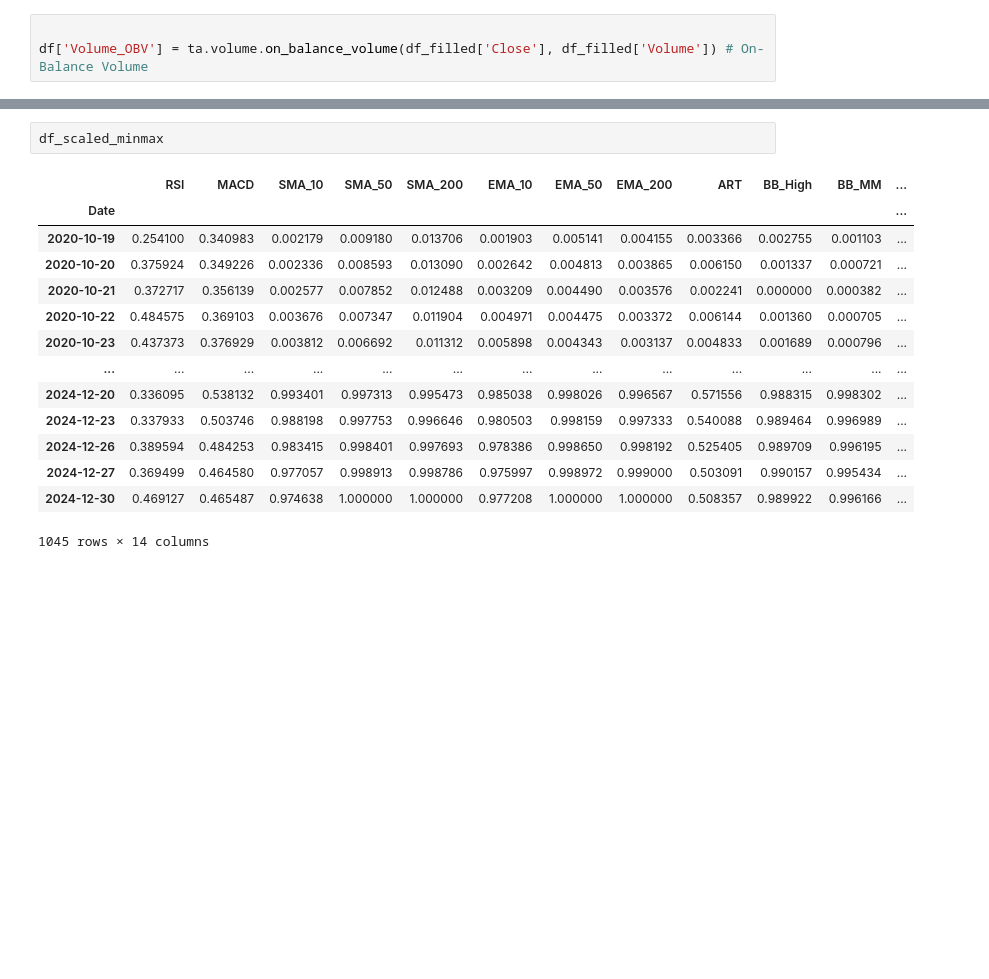
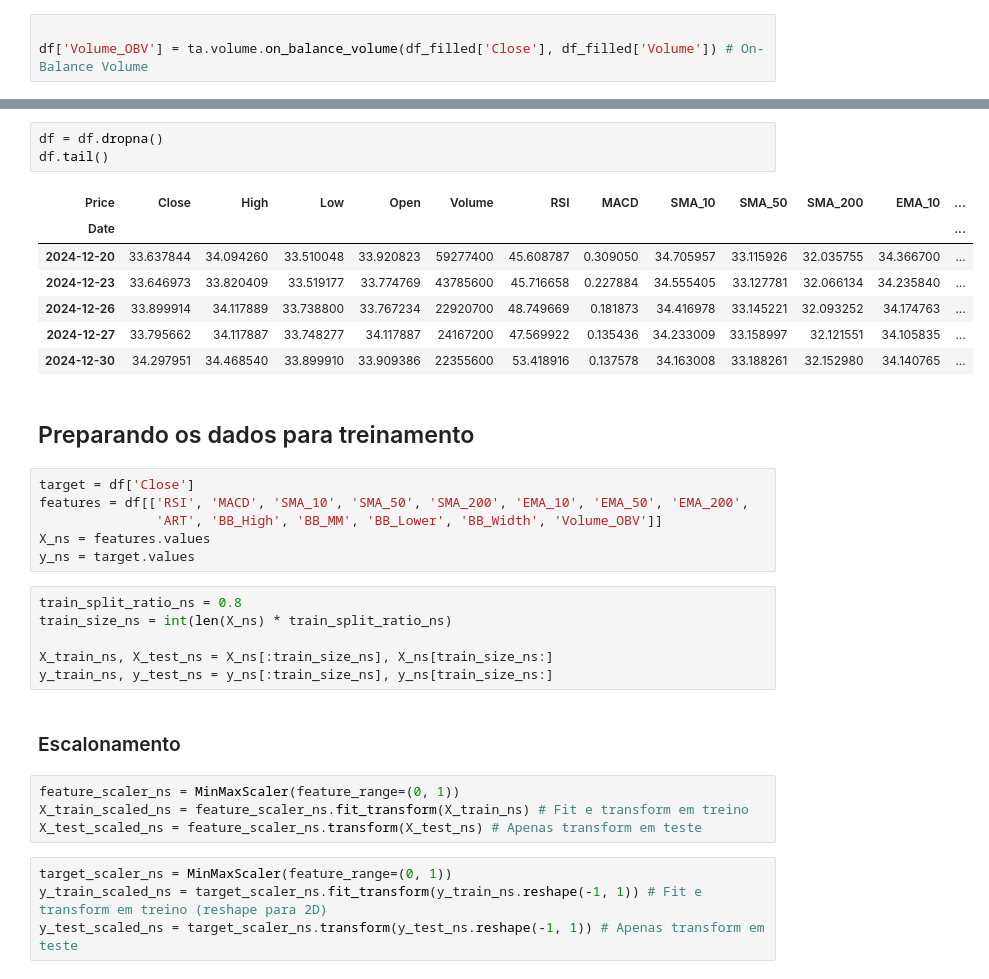
Before and after one commit to mateus-heck/sotck-price-predictor, a Jupyter notebook: price_predictor copy.ipynb, the cells around one changed output, grey strips where cells are left out. Drawn from its saved outputs; the diff is of its cells as text; blank space fills up the shorter version.

```diff
--- a/price_predictor copy.ipynb
+++ b/price_predictor copy.ipynb
@@ -135,17 +108,35 @@ df_scaled_minmax = pd.DataFrame(df_scaled_minmax, columns=features_to_scale, ind
 # %%
-df_scaled_minmax
+df = df.dropna()
+df.tail()
 # %% [output]
-|  | RSI | MACD | SMA_10 | SMA_50 | SMA_200 | EMA_10 | EMA_50 | EMA_200 | ART | BB_High | BB_MM | ... |
+| Price | Close | High | Low | Open | Volume | RSI | MACD | SMA_10 | SMA_50 | SMA_200 | EMA_10 | ... |
 | Date |  |  |  |  |  |  |  |  |  |  |  | ... |
-| 2020-10-19 | 0.254100 | 0.340983 | 0.002179 | 0.009180 | 0.013706 | 0.001903 | 0.005141 | 0.004155 | 0.003366 | 0.002755 | 0.001103 | ... |
-| 2020-10-20 | 0.375924 | 0.349226 | 0.002336 | 0.008593 | 0.013090 | 0.002642 | 0.004813 | 0.003865 | 0.006150 | 0.001337 | 0.000721 | ... |
-| 2020-10-21 | 0.372717 | 0.356139 | 0.002577 | 0.007852 | 0.012488 | 0.003209 | 0.004490 | 0.003576 | 0.002241 | 0.000000 | 0.000382 | ... |
-| 2020-10-22 | 0.484575 | 0.369103 | 0.003676 | 0.007347 | 0.011904 | 0.004971 | 0.004475 | 0.003372 | 0.006144 | 0.001360 | 0.000705 | ... |
-| 2020-10-23 | 0.437373 | 0.376929 | 0.003812 | 0.006692 | 0.011312 | 0.005898 | 0.004343 | 0.003137 | 0.004833 | 0.001689 | 0.000796 | ... |
-| ... | ... | ... | ... | ... | ... | ... | ... | ... | ... | ... | ... | ... |
-| 2024-12-20 | 0.336095 | 0.538132 | 0.993401 | 0.997313 | 0.995473 | 0.985038 | 0.998026 | 0.996567 | 0.571556 | 0.988315 | 0.998302 | ... |
-| 2024-12-23 | 0.337933 | 0.503746 | 0.988198 | 0.997753 | 0.996646 | 0.980503 | 0.998159 | 0.997333 | 0.540088 | 0.989464 | 0.996989 | ... |
-| 2024-12-26 | 0.389594 | 0.484253 | 0.983415 | 0.998401 | 0.997693 | 0.978386 | 0.998650 | 0.998192 | 0.525405 | 0.989709 | 0.996195 | ... |
-| 2024-12-27 | 0.369499 | 0.464580 | 0.977057 | 0.998913 | 0.998786 | 0.975997 | 0.998972 | 0.999000 | 0.503091 | 0.990157 | 0.995434 | ... |
-| 2024-12-30 | 0.469127 | 0.465487 | 0.974638 | 1.000000 | 1.000000 | 0.977208 | 1.000000 | 1.000000 | 0.508357 | 0.989922 | 0.996166 | ... |
+| 2024-12-20 | 33.637844 | 34.094260 | 33.510048 | 33.920823 | 59277400 | 45.608787 | 0.309050 | 34.705957 | 33.115926 | 32.035755 | 34.366700 | ... |
+| 2024-12-23 | 33.646973 | 33.820409 | 33.519177 | 33.774769 | 43785600 | 45.716658 | 0.227884 | 34.555405 | 33.127781 | 32.066134 | 34.235840 | ... |
+| 2024-12-26 | 33.899914 | 34.117889 | 33.738800 | 33.767234 | 22920700 | 48.749669 | 0.181873 | 34.416978 | 33.145221 | 32.093252 | 34.174763 | ... |
+| 2024-12-27 | 33.795662 | 34.117887 | 33.748277 | 34.117887 | 24167200 | 47.569922 | 0.135436 | 34.233009 | 33.158997 | 32.121551 | 34.105835 | ... |
+| 2024-12-30 | 34.297951 | 34.468540 | 33.899910 | 33.909386 | 22355600 | 53.418916 | 0.137578 | 34.163008 | 33.188261 | 32.152980 | 34.140765 | ... |
-1045 rows × 14 columns
+# %% [markdown]
+## Preparando os dados para treinamento
+# %%
+target = df['Close']
+features = df[['RSI', 'MACD', 'SMA_10', 'SMA_50', 'SMA_200', 'EMA_10', 'EMA_50', 'EMA_200',
+               'ART', 'BB_High', 'BB_MM', 'BB_Lower', 'BB_Width', 'Volume_OBV']]
+X_ns = features.values
+y_ns = target.values
+# %%
+train_split_ratio_ns = 0.8
+train_size_ns = int(len(X_ns) * train_split_ratio_ns)
+
+X_train_ns, X_test_ns = X_ns[:train_size_ns], X_ns[train_size_ns:]
+y_train_ns, y_test_ns = y_ns[:train_size_ns], y_ns[train_size_ns:]
+# %% [markdown]
+### Escalonamento
+# %%
+feature_scaler_ns = MinMaxScaler(feature_range=(0, 1))
+X_train_scaled_ns = feature_scaler_ns.fit_transform(X_train_ns) # Fit e transform em treino
+X_test_scaled_ns = feature_scaler_ns.transform(X_test_ns) # Apenas transform em teste
+# %%
+target_scaler_ns = MinMaxScaler(feature_range=(0, 1))
+y_train_scaled_ns = target_scaler_ns.fit_transform(y_train_ns.reshape(-1, 1)) # Fit e transform em treino (reshape para 2D)
+y_test_scaled_ns = target_scaler_ns.transform(y_test_ns.reshape(-1, 1)) # Apenas transform em teste
```
Also changed, not shown: parts of 32 cells of this notebook, 1 other file.
